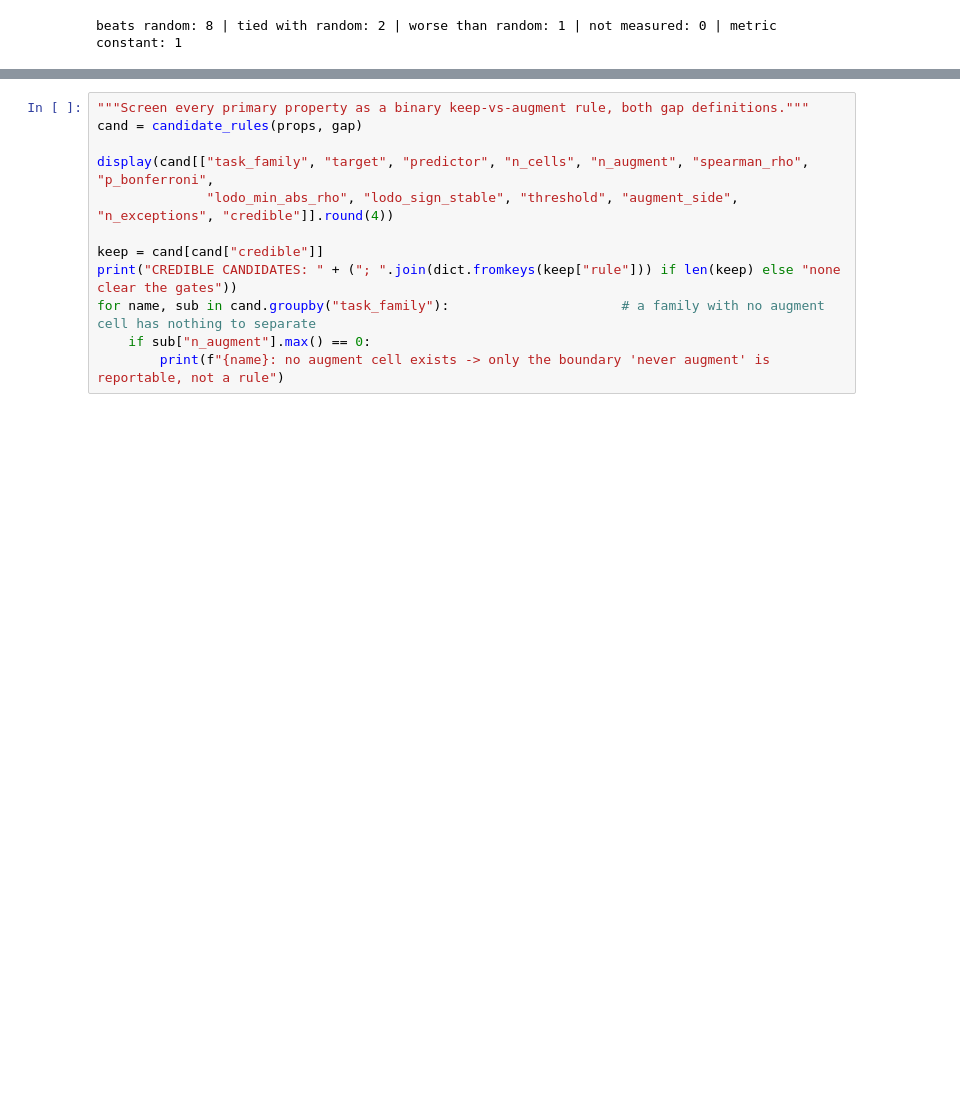
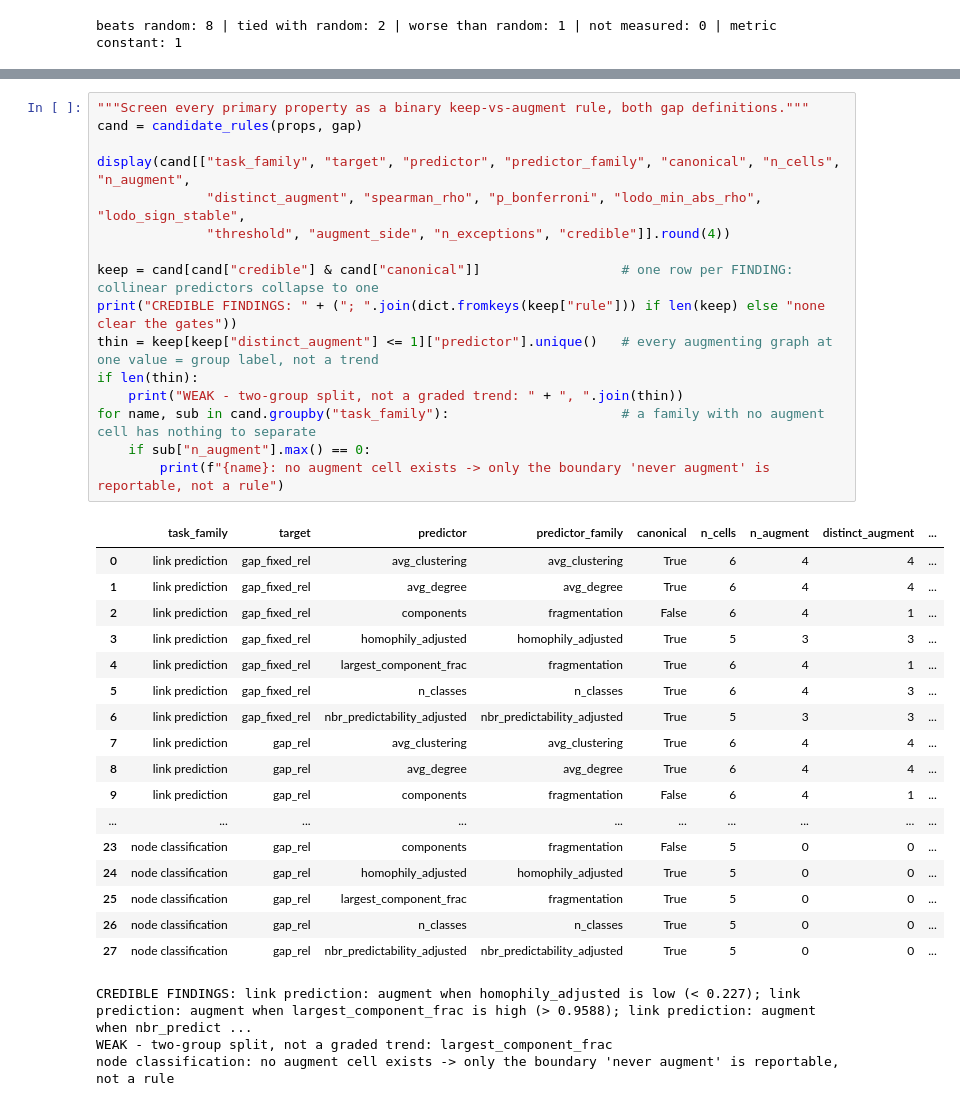
Before and after one commit to SafiUllahAdam/Structure-Aware-Graph-Augmentation-for-GNNs, a Jupyter notebook: notebooks/5-phase5_characterization.ipynb, the cells around one changed output, grey strips where cells are left out. Cells and saved outputs as stored; diff of their text form; blank space fills up the shorter version.

Commit message:
candidate rules

```diff
--- a/notebooks/5-phase5_characterization.ipynb
+++ b/notebooks/5-phase5_characterization.ipynb
@@ -317,12 +323,37 @@ Each primary property screened as an executable decision: one threshold, one sid
 # %%
 """Screen every primary property as a binary keep-vs-augment rule, both gap definitions."""
 cand = candidate_rules(props, gap)
 
-display(cand[["task_family", "target", "predictor", "n_cells", "n_augment", "spearman_rho", "p_bonferroni",
-              "lodo_min_abs_rho", "lodo_sign_stable", "threshold", "augment_side", "n_exceptions", "credible"]].round(4))
+display(cand[["task_family", "target", "predictor", "predictor_family", "canonical", "n_cells", "n_augment",
+              "distinct_augment", "spearman_rho", "p_bonferroni", "lodo_min_abs_rho", "lodo_sign_stable",
+              "threshold", "augment_side", "n_exceptions", "credible"]].round(4))
 
-keep = cand[cand["credible"]]
-print("CREDIBLE CANDIDATES: " + ("; ".join(dict.fromkeys(keep["rule"])) if len(keep) else "none clear the gates"))
+keep = cand[cand["credible"] & cand["canonical"]]                  # one row per FINDING: collinear predictors collapse to one
+print("CREDIBLE FINDINGS: " + ("; ".join(dict.fromkeys(keep["rule"])) if len(keep) else "none clear the gates"))
+thin = keep[keep["distinct_augment"] <= 1]["predictor"].unique()   # every augmenting graph at one value = group label, not a trend
+if len(thin):
+    print("WEAK - two-group split, not a graded trend: " + ", ".join(thin))
 for name, sub in cand.groupby("task_family"):                      # a family with no augment cell has nothing to separate
     if sub["n_augment"].max() == 0:
         print(f"{name}: no augment cell exists -> only the boundary 'never augment' is reportable, not a rule")
+# %% [output]
+|  | task_family | target | predictor | predictor_family | canonical | n_cells | n_augment | distinct_augment | ... |
+| 0 | link prediction | gap_fixed_rel | avg_clustering | avg_clustering | True | 6 | 4 | 4 | ... |
+| 1 | link prediction | gap_fixed_rel | avg_degree | avg_degree | True | 6 | 4 | 4 | ... |
+| 2 | link prediction | gap_fixed_rel | components | fragmentation | False | 6 | 4 | 1 | ... |
+| 3 | link prediction | gap_fixed_rel | homophily_adjusted | homophily_adjusted | True | 5 | 3 | 3 | ... |
+| 4 | link prediction | gap_fixed_rel | largest_component_frac | fragmentation | True | 6 | 4 | 1 | ... |
+| 5 | link prediction | gap_fixed_rel | n_classes | n_classes | True | 6 | 4 | 3 | ... |
+| 6 | link prediction | gap_fixed_rel | nbr_predictability_adjusted | nbr_predictability_adjusted | True | 5 | 3 | 3 | ... |
+| 7 | link prediction | gap_rel | avg_clustering | avg_clustering | True | 6 | 4 | 4 | ... |
+| 8 | link prediction | gap_rel | avg_degree | avg_degree | True | 6 | 4 | 4 | ... |
+| 9 | link prediction | gap_rel | components | fragmentation | False | 6 | 4 | 1 | ... |
+| ... | ... | ... | ... | ... | ... | ... | ... | ... | ... |
+| 23 | node classification | gap_rel | components | fragmentation | False | 5 | 0 | 0 | ... |
+| 24 | node classification | gap_rel | homophily_adjusted | homophily_adjusted | True | 5 | 0 | 0 | ... |
+| 25 | node classification | gap_rel | largest_component_frac | fragmentation | True | 5 | 0 | 0 | ... |
+| 26 | node classification | gap_rel | n_classes | n_classes | True | 5 | 0 | 0 | ... |
+| 27 | node classification | gap_rel | nbr_predictability_adjusted | nbr_predictability_adjusted | True | 5 | 0 | 0 | ... |
+CREDIBLE FINDINGS: link prediction: augment when homophily_adjusted is low (< 0.227); link prediction: augment when largest_component_frac is high (> 0.9588); link prediction: augment when nbr_predict ...
+WEAK - two-group split, not a graded trend: largest_component_frac
+node classification: no augment cell exists -> only the boundary 'never augment' is reportable, not a rule
```
Also changed, not shown: parts of 5 cells of this notebook, 6 other files.
